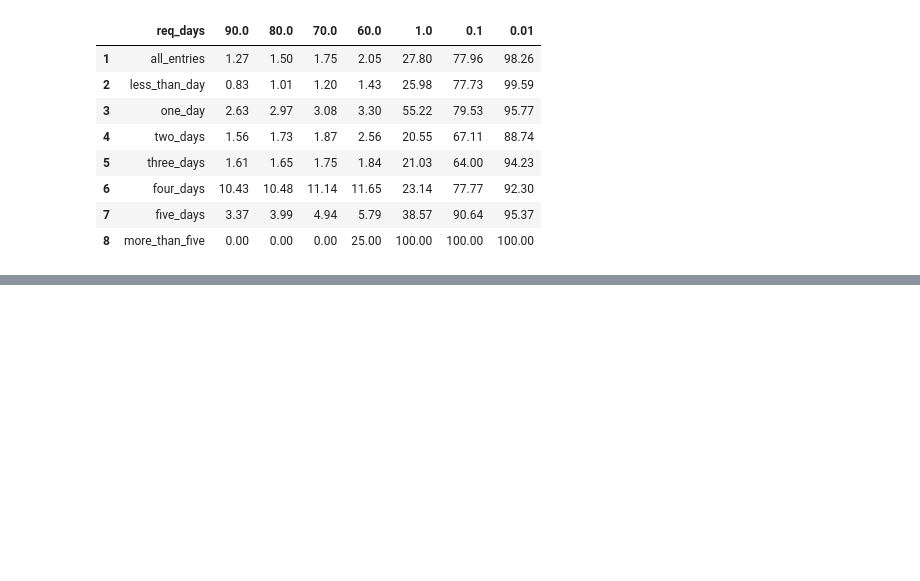
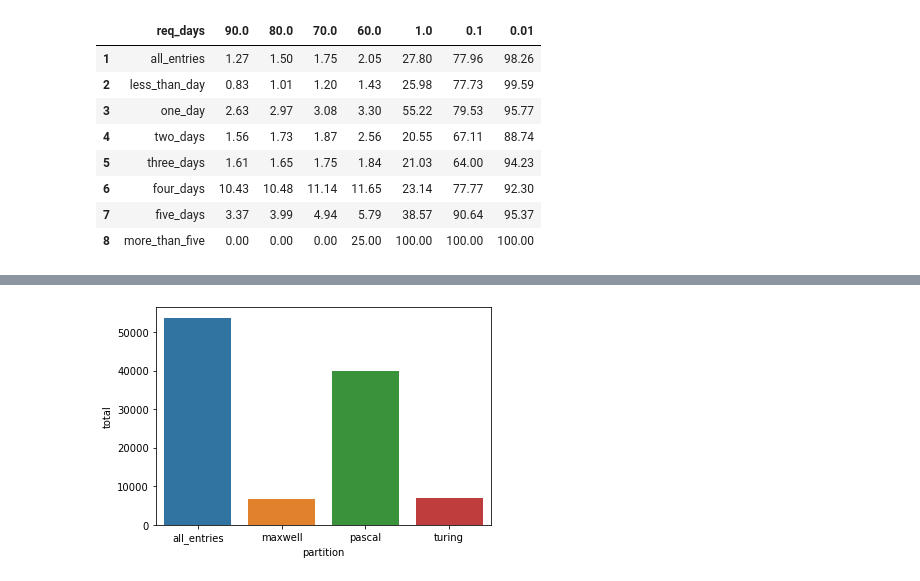
Before and after one commit to hcgreer/accre_project-pizza, a Jupyter notebook: notebooks/hg_accre.ipynb, the cells around one changed output, grey strips where cells are left out. Drawn from its saved outputs; the diff is of its cells as text; code cells hidden in the pictures; blank space fills up the shorter version.

Commit message:
Filtered percents down

```diff
--- a/notebooks/hg_accre.ipynb
+++ b/notebooks/hg_accre.ipynb
@@ -181,0 +181,38 @@ Name: usedtime, dtype: object
+# %%
+maxwell = (req_2_more_df.loc[
+    (req_2_more_df['usedtime'] <= np.timedelta64(1,'h')) & (req_2_more_df['partition'] == 'maxwell')
+]['jobid'].count() / req_2_more_df.loc[req_2_more_df['partition'] == 'maxwell']['jobid'].count() * 100).round(2)
+# %%
+pascal = (req_2_more_df.loc[
+    (req_2_more_df['usedtime'] <= np.timedelta64(1,'h')) & (req_2_more_df['partition'] == 'pascal')
+]['jobid'].count() / req_2_more_df.loc[req_2_more_df['partition'] == 'pascal']['jobid'].count() * 100).round(2)
+# %%
+turing = (req_2_more_df.loc[
+    (req_2_more_df['usedtime'] <= np.timedelta64(1,'h')) & (req_2_more_df['partition'] == 'turing')
+]['jobid'].count() / req_2_more_df.loc[req_2_more_df['partition'] == 'turing']['jobid'].count() * 100).round(2)
+# %%
+under_hour_df =  pd.DataFrame()
+
+under_hour_df['partition'] = ['all_entries', 'maxwell', 'pascal', 'turing']
+
+under_hour_df['total'] = [
+    req_2_more_df['jobid'].count(),
+    req_2_more_df.loc[req_2_more_df['partition'] == 'maxwell']['jobid'].count(),
+    req_2_more_df.loc[req_2_more_df['partition'] == 'pascal']['jobid'].count(),
+    req_2_more_df.loc[req_2_more_df['partition'] == 'turing']['jobid'].count()
+]
+
+under_hour_df['under_hour'] = [
+    req_2_more_df.loc[req_2_more_df['usedtime'] <= np.timedelta64(1,'h')]['jobid'].count(),
+    (req_2_more_df.loc[
+        (req_2_more_df['usedtime'] <= np.timedelta64(1,'h')) & (req_2_more_df['partition'] == 'maxwell')
+    ]['jobid'].count()),
+    (req_2_more_df.loc[
+        (req_2_more_df['usedtime'] <= np.timedelta64(1,'h')) & (req_2_more_df['partition'] == 'pascal')
+    ]['jobid'].count()),
+    (req_2_more_df.loc[
+        (req_2_more_df['usedtime'] <= np.timedelta64(1,'h')) & (req_2_more_df['partition'] == 'turing')
+    ]['jobid'].count())
+]
+
+under_hour_df['percent'] = [all_entries, maxwell, pascal, turing]
@@ -181,0 +227,8 @@ Name: usedtime, dtype: object
+# %%
+sns.barplot(
+    data = under_hour_df,
+    x = 'partition',
+    y = 'total'
+);
+# %% [output]
+[figure, added]
```
Also changed, not shown: parts of 9 cells of this notebook.
